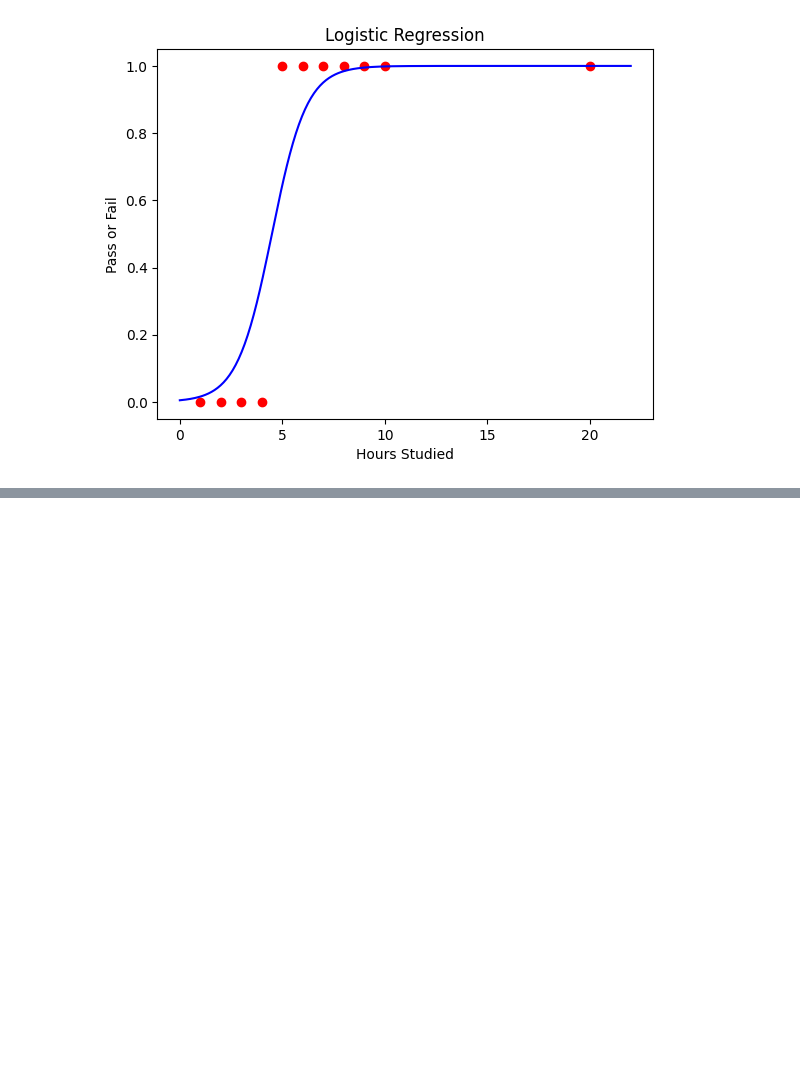
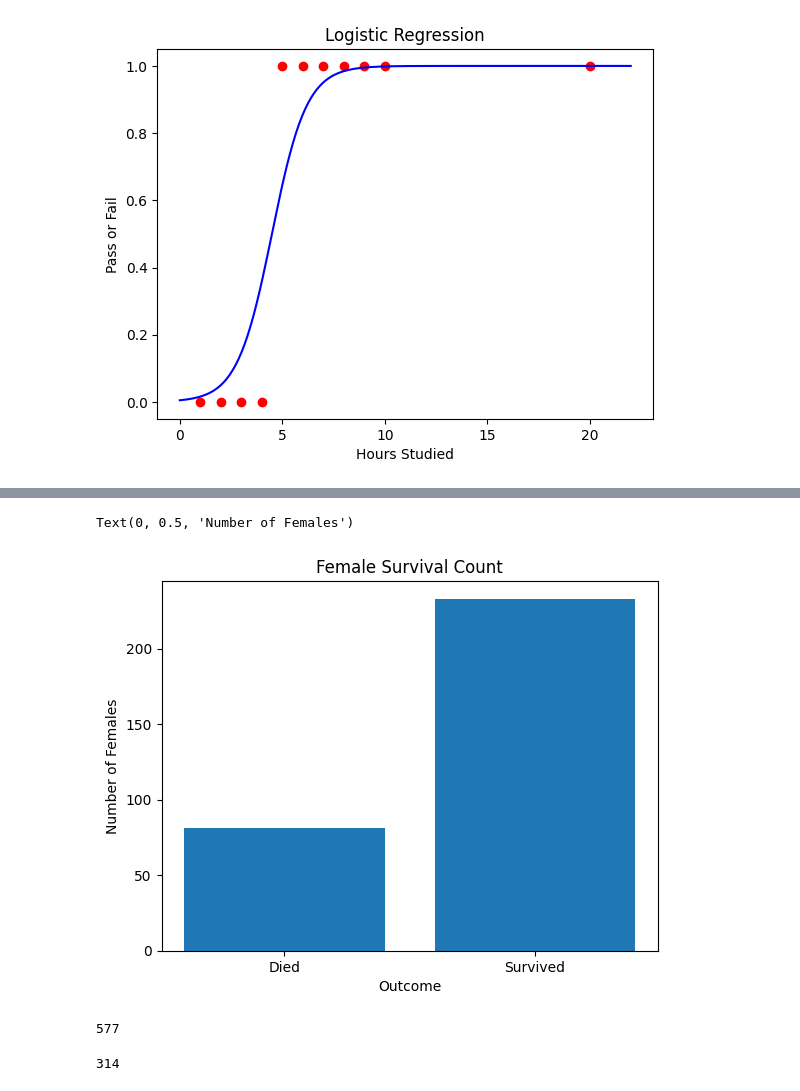
Before and after one commit to gohelanupam-byte/demo, a Jupyter notebook: Copy_of_Batch_US_ML&Stats.ipynb, the cells around one changed output, grey strips where cells are left out. Saved outputs shown, nothing was run; the diff lists cells and outputs as text; code cells hidden in the pictures; blank space fills up the shorter version.

```diff
--- a/Copy_of_Batch_US_ML&Stats.ipynb
+++ b/Copy_of_Batch_US_ML&Stats.ipynb
@@ -587,0 +637,4 @@ Text(0, 0.5, 'Pass or Fail')
+# %%
+female_data = df[df['Sex']=='female']
+female_died = len(female_data[female_data['Survived']==0])
+female_survived = len(female_data[female_data['Survived']==1])
@@ -587,0 +649,16 @@ Text(0, 0.5, 'Pass or Fail')
+# %%
+plt.bar(['Died', 'Survived'], [female_died, female_survived])
+plt.title('Female Survival Count')
+plt.xlabel('Outcome')
+plt.ylabel('Number of Females')
+# %% [output]
+Text(0, 0.5, 'Number of Females')
+[figure, added]
+# %%
+len(male_data)
+# %% [output]
+577
+# %%
+len(female_data)
+# %% [output]
+314
```
Also changed, not shown: parts of 43 cells of this notebook.
